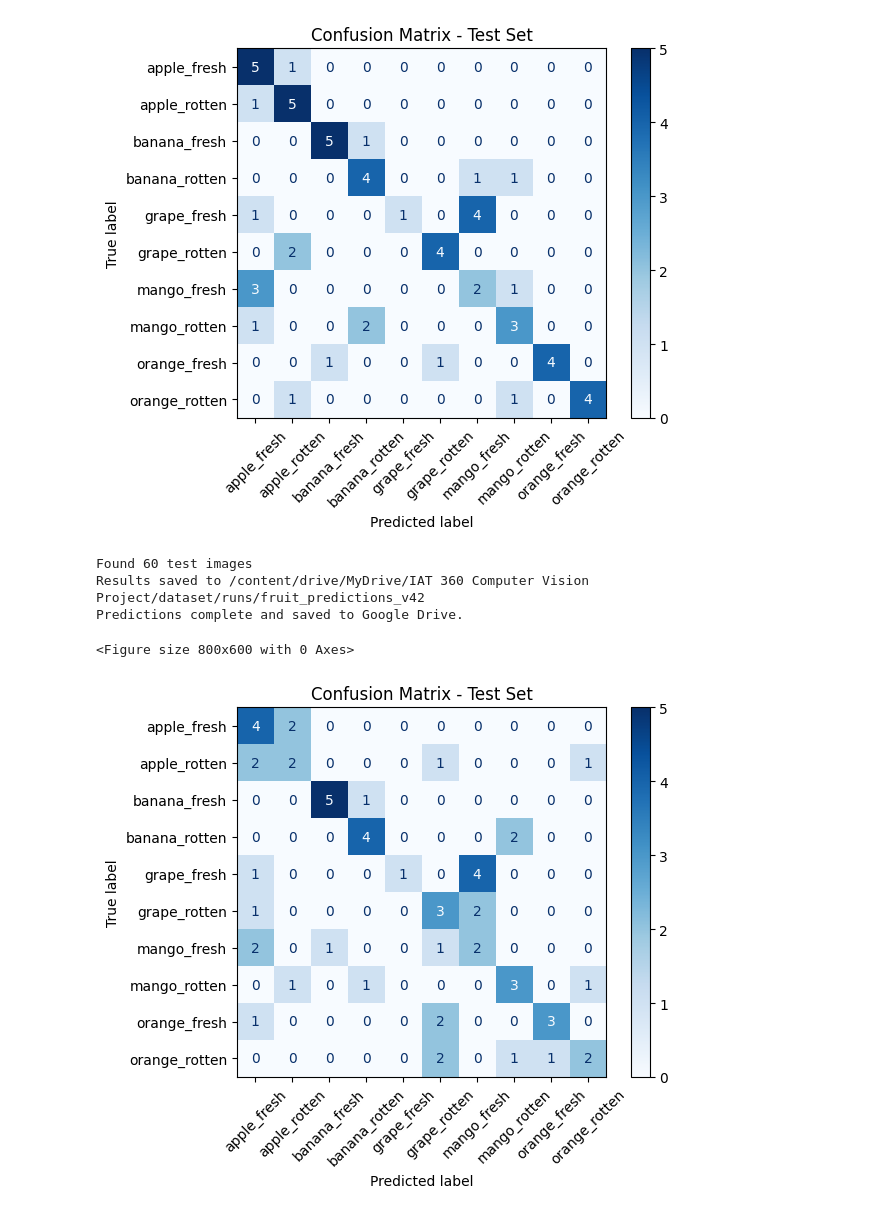
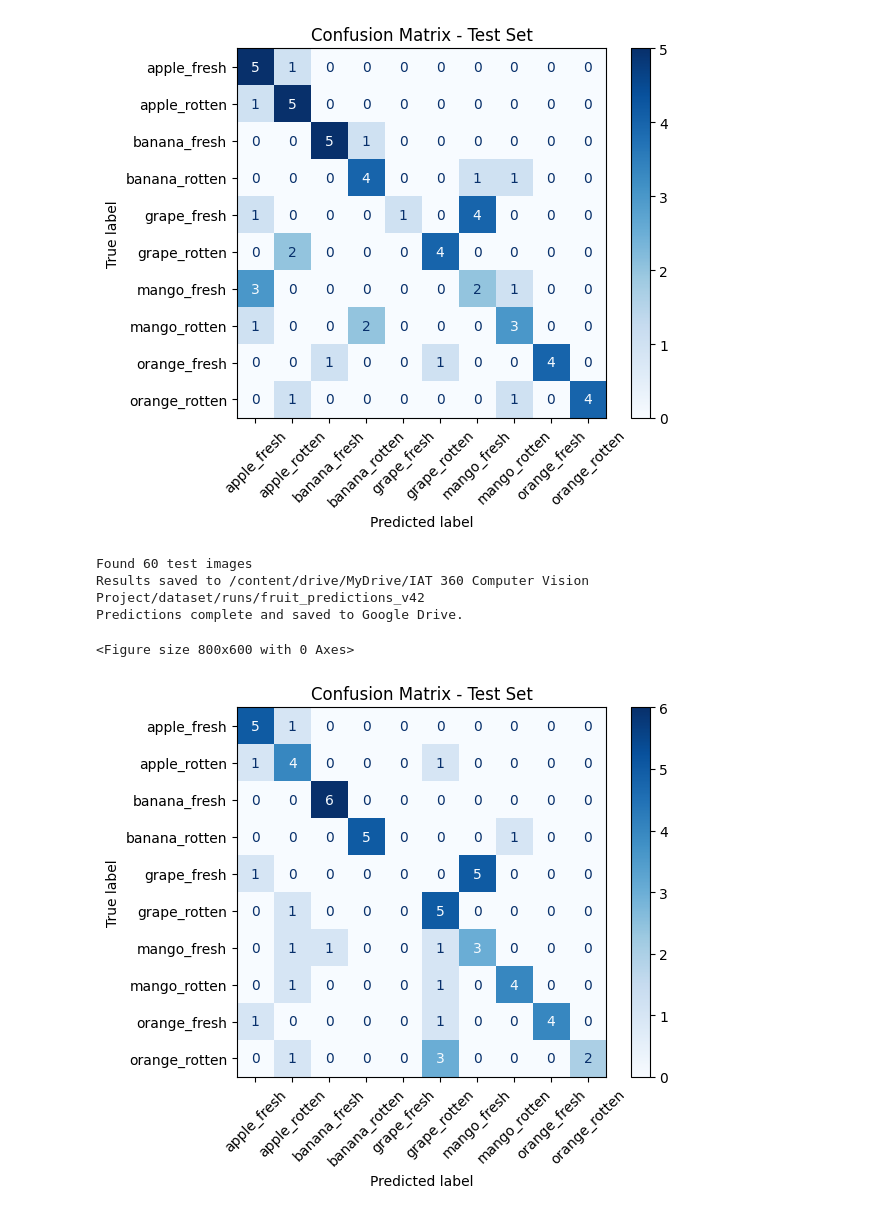
Before and after one commit to kaylawwong/Computer-Vision-Project, a Jupyter notebook: ComputerVisionProject.ipynb, the cells around one changed output. Cells and saved outputs as stored; diff of their text form; code cells hidden in the pictures.

```diff
--- a/ComputerVisionProject.ipynb
+++ b/ComputerVisionProject.ipynb
@@ -763,7 +763,7 @@ from sklearn.metrics import confusion_matrix, ConfusionMatrixDisplay
 import matplotlib.pyplot as plt
 
 # Load model
-model = YOLO("/content/drive/MyDrive/IAT 360 Computer Vision Project/dataset/runs/fresh_vs_rotten_v42/weights/epoch0.pt")
+model = YOLO("/content/drive/MyDrive/IAT 360 Computer Vision Project/dataset/runs/fresh_vs_rotten_v3/weights/epoch2.pt")
 
 # Path to test images
 test_folder = Path("/content/drive/MyDrive/IAT 360 Computer Vision Project/dataset/test")
@@ -783,31 +783,31 @@ results = model.predict(
     verbose=False,
     exist_ok=True
 )
 
 print("Predictions complete and saved to Google Drive.")
 
 # Extract true labels and predicted labels
 true_labels = []
 pred_labels = []
 
 for img_path, result in zip(image_paths, results):
     true_class = img_path.parent.name
     pred_class = result.names[result.probs.top1]
     true_labels.append(true_class)
     pred_labels.append(pred_class)
 
 # Plot confusion matrix
 labels = sorted(set(true_labels))
 cm = confusion_matrix(true_labels, pred_labels, labels=labels)
 disp = ConfusionMatrixDisplay(confusion_matrix=cm, display_labels=labels)
 
 plt.figure(figsize=(8,6))
 disp.plot(cmap="Blues", xticks_rotation=45)
 plt.title("Confusion Matrix - Test Set")
 plt.show()
 # %% [output]
 Found 60 test images
 Results saved to /content/drive/MyDrive/IAT 360 Computer Vision Project/dataset/runs/fruit_predictions_v42
 Predictions complete and saved to Google Drive.
 <Figure size 800x600 with 0 Axes>
-[figure, old version]
+[figure, new version]
```
Also changed, not shown: parts of 3 cells of this notebook.
